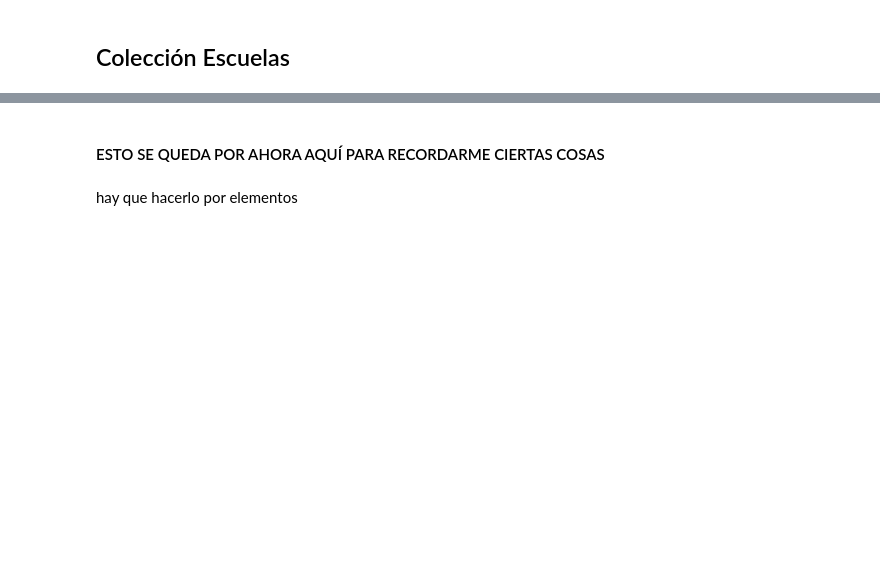
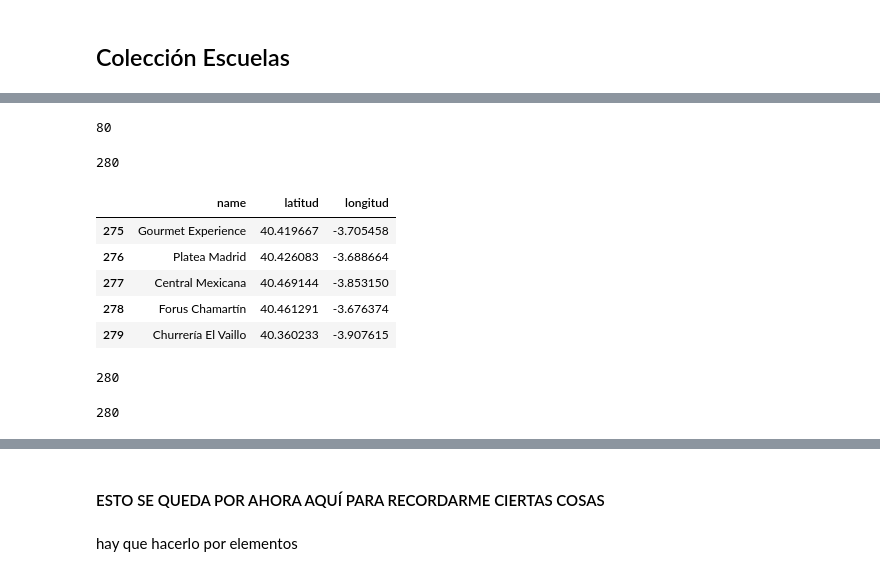
Before and after one commit to as-Solo/Proyecto_Ubicacion, a Jupyter notebook: notebooks/03_Creacion_colecciones_ciudades.ipynb, the cells around one changed output, grey strips where cells are left out. Cells and saved outputs as stored; diff of their text form; code cells hidden in the pictures; blank space fills up the shorter version.

```diff
--- a/notebooks/03_Creacion_colecciones_ciudades.ipynb
+++ b/notebooks/03_Creacion_colecciones_ciudades.ipynb
@@ -296,0 +298,38 @@ df.to_json("../data/starbucks_madrid_col.json", orient="records")
+# %%
+resp = requests.get(url= url, params = params).json()
+# %%
+data = resp.get("response").get("groups")[0].get("items")
+# %%
+len(data)
+# %% [output]
+80
+# %%
+def getFromDict(diccionario,mapa):
+    return reduce(operator.getitem,mapa,diccionario)
+
+mapa_nombre =  ["venue", "name"]
+mapa_latitud = ["venue", "location", "lat"]
+mapa_longitud = ["venue", "location", "lng"]
+
+#bares_madrid = []
+for dic in data:
+    paralista = {}
+    paralista["name"] = getFromDict(dic, mapa_nombre)
+    paralista["latitud"]= getFromDict(dic, mapa_latitud)
+    paralista["longitud"] = getFromDict(dic,mapa_longitud)
+    bares_madrid.append(paralista)
+# %%
+len(bares_madrid)
+# %% [output]
+280
+# %%
+bares_mad = pd.DataFrame(bares_madrid)
+# %%
+bares_mad.tail()
+# %% [output]
+|  | name | latitud | longitud |
+| 275 | Gourmet Experience | 40.419667 | -3.705458 |
+| 276 | Platea Madrid | 40.426083 | -3.688664 |
+| 277 | Central Mexicana | 40.469144 | -3.853150 |
+| 278 | Forus Chamartín | 40.461291 | -3.676374 |
+| 279 | Churrería El Vaillo | 40.360233 | -3.907615 |
@@ -296,0 +338,4 @@ df.to_json("../data/starbucks_madrid_col.json", orient="records")
+# %%
+len(lista_bares)
+# %% [output]
+280
@@ -296,0 +351,4 @@ df.to_json("../data/starbucks_madrid_col.json", orient="records")
+# %%
+len(coleccion_bares)
+# %% [output]
+280
```
Also changed, not shown: parts of 135 cells of this notebook, 15 other files.
